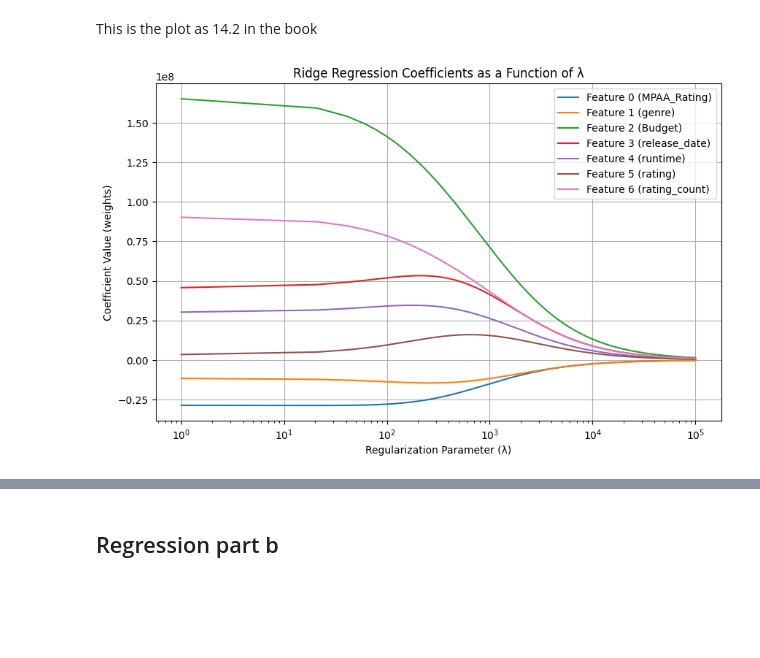
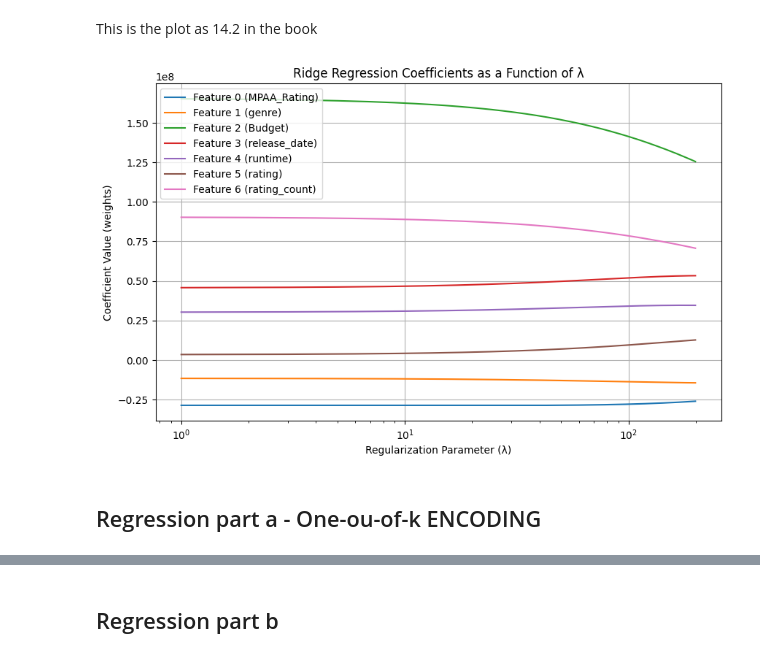
Before and after one commit to magolimbo/Machine-Learning-report1, a Jupyter notebook: Regression GROSS.ipynb, the cells around one changed output, grey strips where cells are left out. Saved outputs shown, nothing was run; the diff lists cells and outputs as text; code cells hidden in the pictures; blank space fills up the shorter version.

Commit message:
Update regression

```diff
--- a/Regression GROSS.ipynb
+++ b/Regression GROSS.ipynb
@@ -78,3 +188,8 @@ X_scaled = scaler.fit_transform(X)
+# %%
+# data_encoded = data_encoded.drop(columns="title")
+data_encoded.dropna(inplace=True)
+X_std = data_encoded.drop(columns="Gross")  # Features (indipendent variables)
+y = data_encoded["Gross"]  # Target variable (dipendent variable)
 # %% [markdown]
 2. Define a range of values for the regularization parameter λ (alpha) that you want to test.
 
@@ -100,3 +199,9 @@ X
 # %% [markdown]
 3. Perform 10-fold cross-validation with Ridge regression for each value of λ
+# %%
+from sklearn.model_selection import train_test_split
+
+X_train, X_test, y_train, y_test = train_test_split(
+    X_std, y, random_state=42, test_size=0.3
+)
 # %%
@@ -154,6 +257,0 @@ best error = 0.6487628394212387, best lambda = 161.0
-# %%
-from sklearn.model_selection import train_test_split
-
-X_train, X_test, y_train, y_test = train_test_split(
-    X_scaled, y, test_size=0.3, random_state=0
-)
@@ -192,7 +391,7 @@ $$y=(biasterm) + weigths*(features)$$
 # %%
 # Create and train a Ridge regression model
 model = Ridge(alpha=best_lambda)  # Use the best_alpha value you've determined
-model.fit(X_scaled, y)  # X is your feature matrix, y is your target variable
+model.fit(X_scaled, y_scaled)  # X is your feature matrix, y is your target variable
 
 # Access the coefficients
 coefficients = model.coef_  # Coefficients (weights)
@@ -211,28 +436,32 @@ This is the plot as 14.2 in the book
 # %%
 coefficients = []
 lambdas1 = np.arange(1, 100000, 20, dtype=float)
 
-for alpha in lambdas1:
+for alpha in lambdas:
     # Create and fit a Ridge regression model
     model = Ridge(alpha=alpha)
     model.fit(X_scaled, y)  # Use your transformed data
 
     # Get the coefficients for this λ
     coef = model.coef_
     coefficients.append(coef)
 
 # Convert coefficients to a NumPy array
 coefficients = np.array(coefficients)
 
 # Create a plot to visualize the coefficients
 plt.figure(figsize=(10, 6))
 for i in range(coefficients.shape[1]):
-    plt.semilogx(lambdas1, coefficients[:, i], label=f"Feature {i} ({X.columns[i]})")
+    plt.semilogx(
+        lambdas, coefficients[:, i], label=f"Feature {i} ({X_scaled.columns[i]})"
+    )
 plt.title("Ridge Regression Coefficients as a Function of λ")
 plt.xlabel("Regularization Parameter (λ)")
 plt.ylabel("Coefficient Value (weights)")
 plt.legend()
 plt.grid()
 plt.show()
 # %% [output]
-[figure, old version]
+[figure, new version]
+# %% [markdown]
+## Regression part a - One-ou-of-k ENCODING
```
Also changed, not shown: parts of 39 cells of this notebook, 1 other file.
